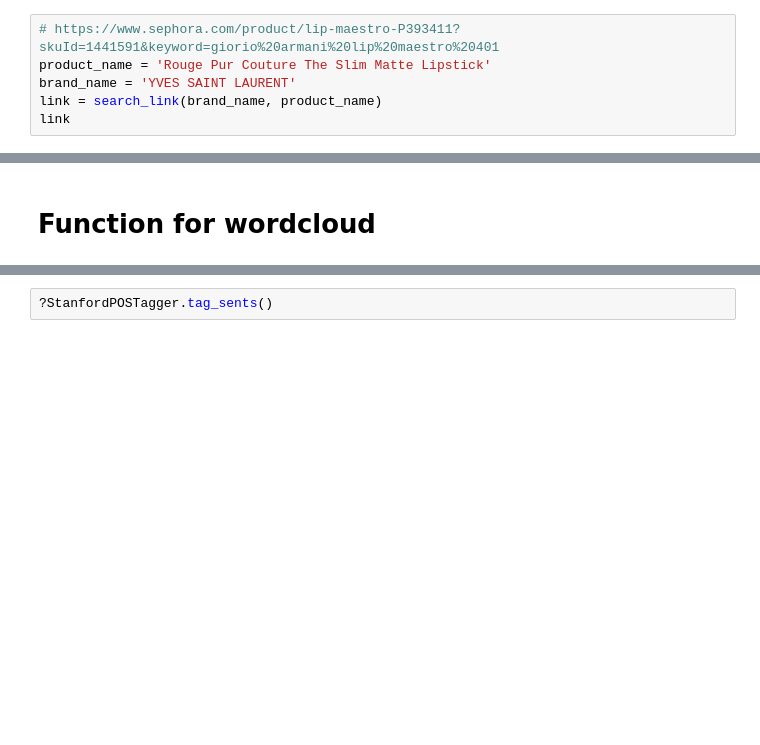
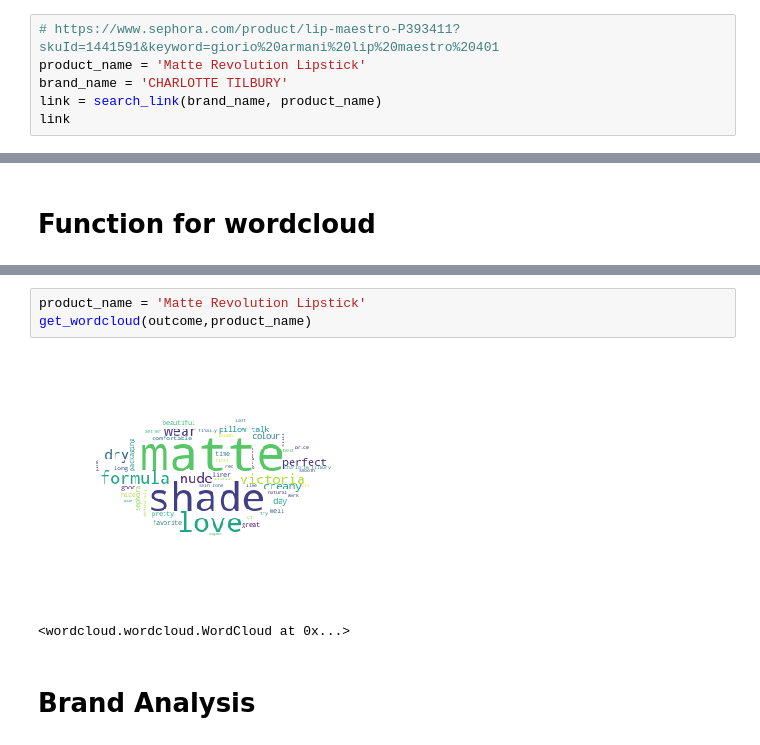
Before and after one commit to jianyaofu/lipstick_try_recommend, a Jupyter notebook: text mining.ipynb, the cells around one changed output, grey strips where cells are left out. Drawn from its saved outputs; the diff is of its cells as text; blank space fills up the shorter version.

Commit message:
Text mining and get lipsticks reviews

```diff
--- a/text mining.ipynb
+++ b/text mining.ipynb
@@ -130,7 +128,7 @@ def search_link(brand_name, product_name):
     return link
 # %%
 # https://www.sephora.com/product/lip-maestro-P393411?skuId=1441591&keyword=giorio%20armani%20lip%20maestro%20401
-product_name = 'Rouge Pur Couture The Slim Matte Lipstick'
-brand_name = 'YVES SAINT LAURENT'
+product_name = 'Matte Revolution Lipstick'
+brand_name = 'CHARLOTTE TILBURY'
 link = search_link(brand_name, product_name)
 link
@@ -236,2 +215,8 @@ print(eng_tagger.tag('What is the airspeed of an unladen swallow ?'.split()))
-# %%
-?StanfordPOSTagger.tag_sents()
+# %%
+product_name = 'Matte Revolution Lipstick'
+get_wordcloud(outcome,product_name)
+# %% [output]
+[figure, added]
+<wordcloud.wordcloud.WordCloud at 0x...>
+# %% [markdown]
+# Brand Analysis
```
Also changed, not shown: parts of 32 cells of this notebook.
